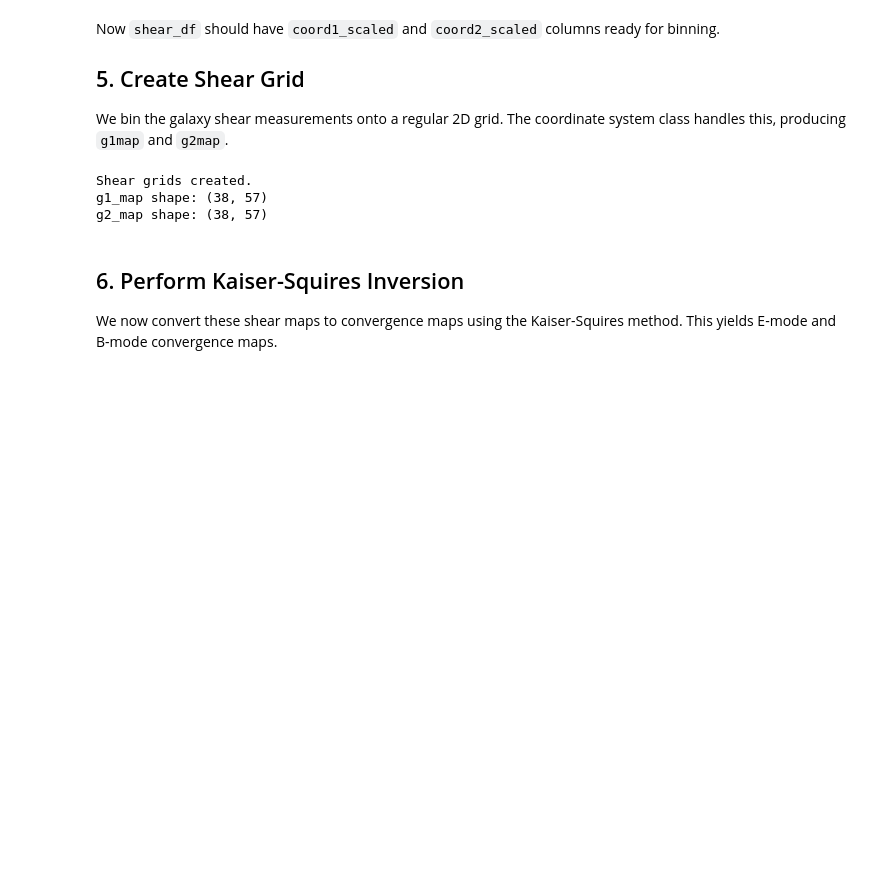
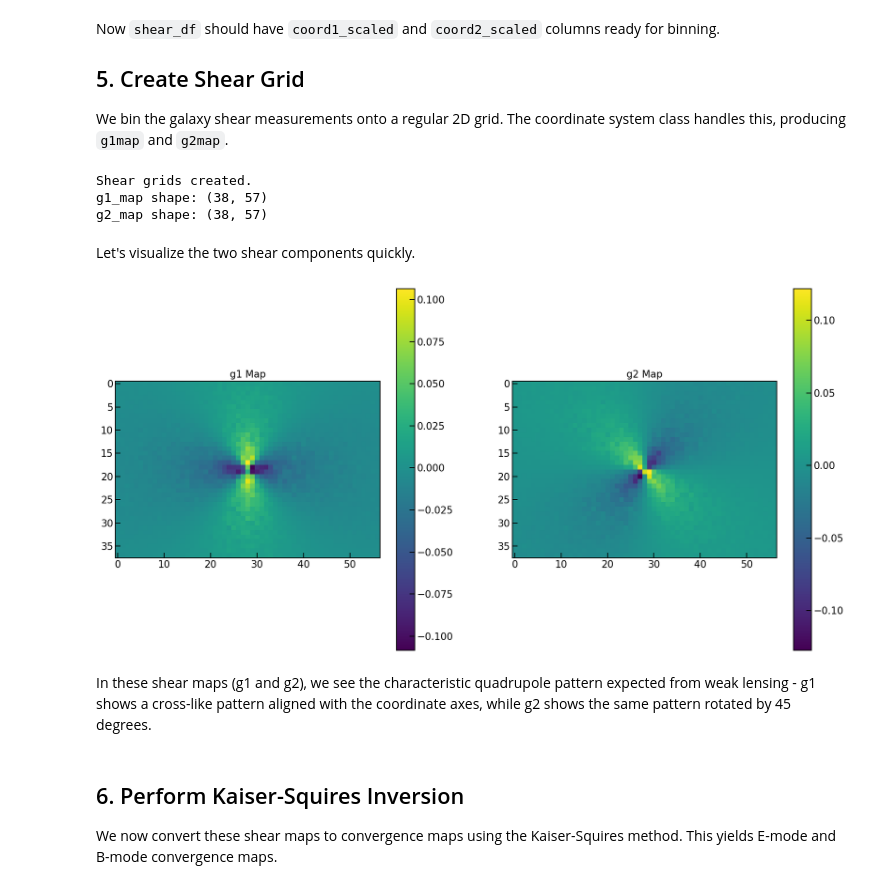
Before and after one commit to GeorgeVassilakis/SMPy, a Jupyter notebook: examples/notebooks/SMPy_walkthrough_TRUTH.ipynb, the cells around one changed output. Drawn from its saved outputs; the diff is of its cells as text; code cells hidden in the pictures; blank space fills up the shorter version.

```diff
--- a/examples/notebooks/SMPy_walkthrough_TRUTH.ipynb
+++ b/examples/notebooks/SMPy_walkthrough_TRUTH.ipynb
@@ -171,6 +148,29 @@ print("g2_map shape:", g2_map.shape)
 Shear grids created.
 g1_map shape: (38, 57)
 g2_map shape: (38, 57)
+# %% [markdown]
+Let's visualize the two shear components quickly.
+# %%
+import matplotlib.pyplot as plt
+
+# Plot g1 and g2 maps
+fig, (ax1, ax2) = plt.subplots(1, 2, figsize=(20, 10))
+
+# Plot g1 map
+cax1 = ax1.imshow(g1_map, cmap='viridis')
+ax1.set_title('g1 Map')
+fig.colorbar(cax1, ax=ax1)
+
+# Plot g2 map
+cax2 = ax2.imshow(g2_map, cmap='viridis')
+ax2.set_title('g2 Map')
+fig.colorbar(cax2, ax=ax2)
+
+plt.show()
+# %% [output]
+[figure, added]
+# %% [markdown]
+In these shear maps (g1 and g2), we see the characteristic quadrupole pattern expected from weak lensing - g1 shows a cross-like pattern aligned with the coordinate axes, while g2 shows the same pattern rotated by 45 degrees.
 # %% [markdown]
 ## 6. Perform Kaiser-Squires Inversion
 
```
Also changed, not shown: parts of 2 cells of this notebook, 2 other files.
